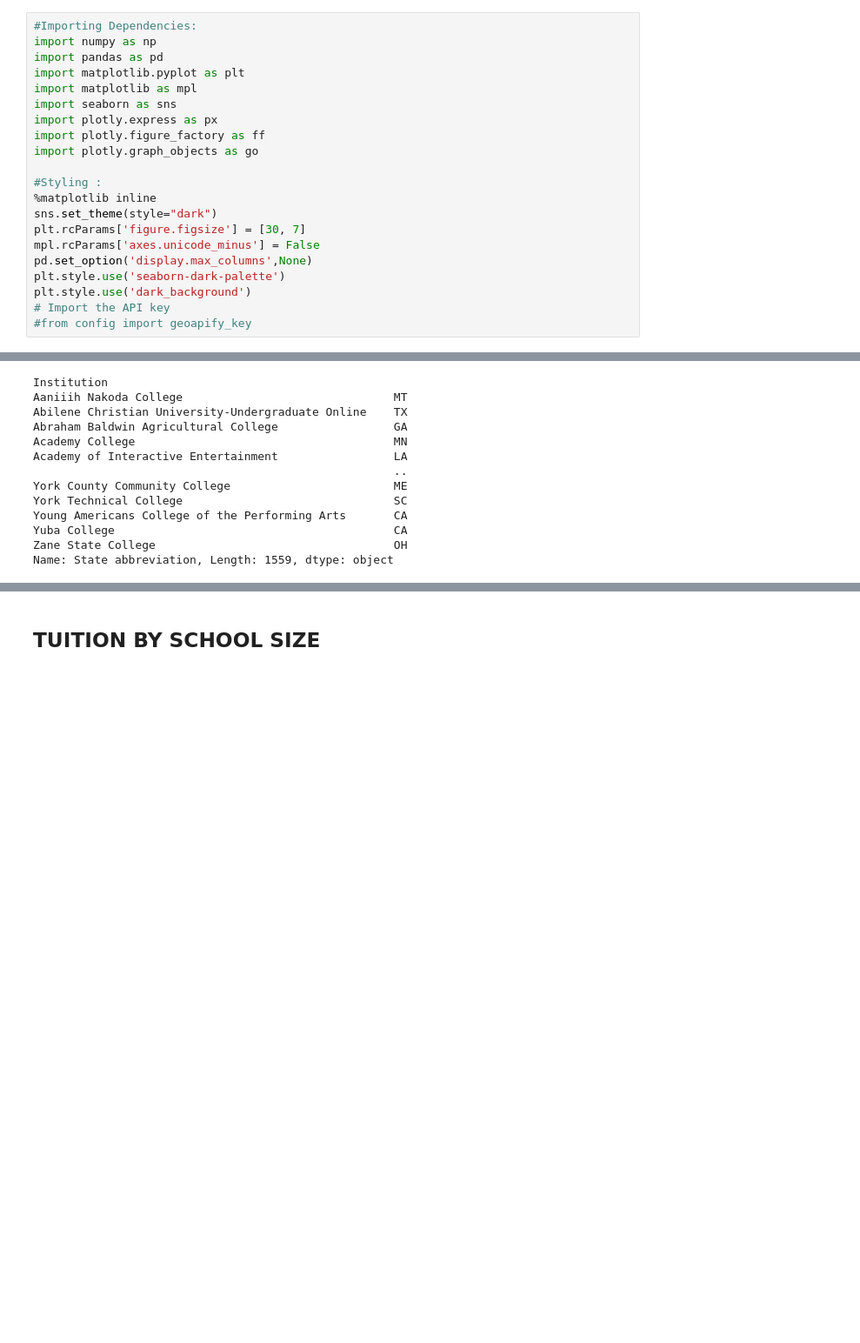
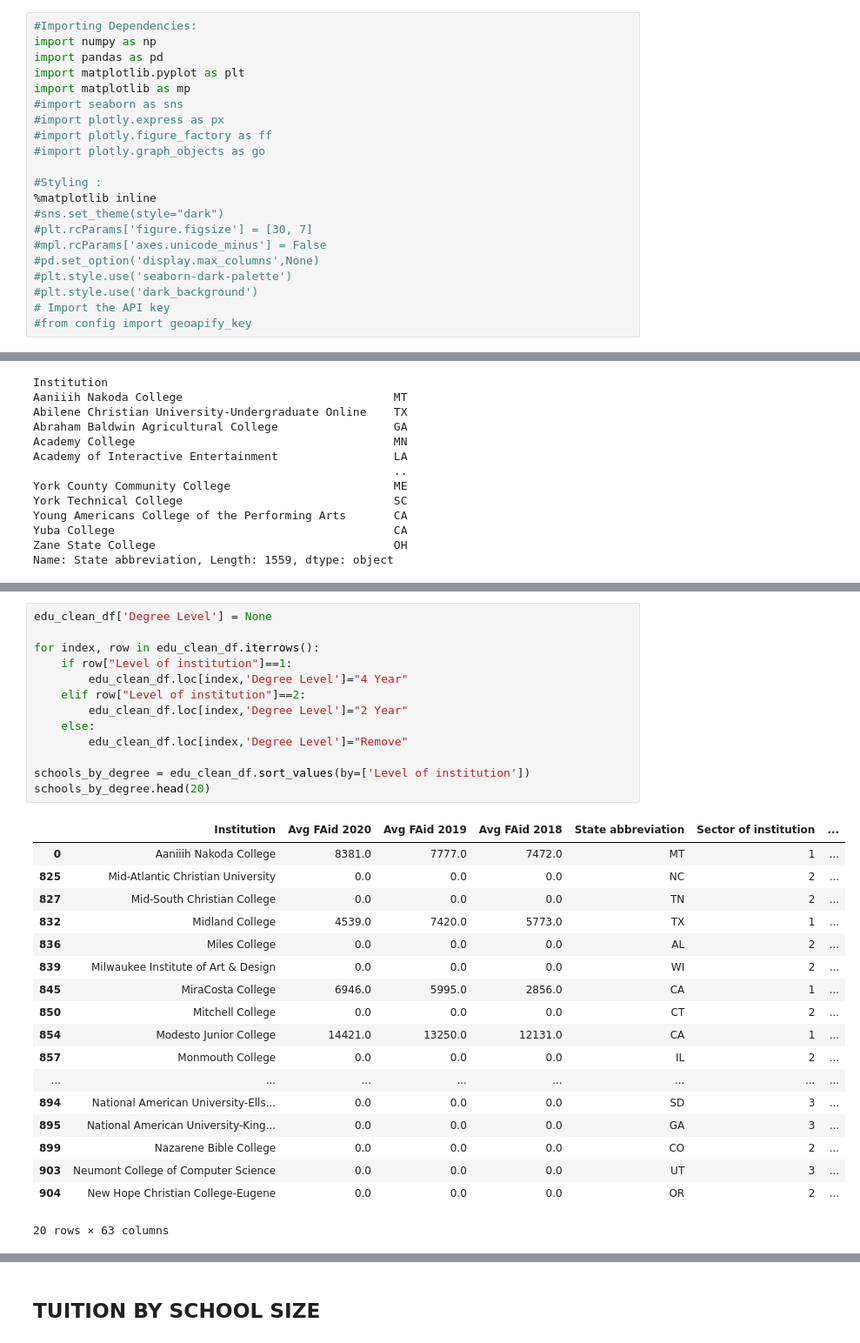
Before and after one commit to anthonybpino/Project-1-Undergrad-Student-Data, a Jupyter notebook: project1dlm.ipynb, the cells around one changed output, grey strips where cells are left out. Shown at 87% size. Saved outputs shown, nothing was run; the diff lists cells and outputs as text; blank space fills up the shorter version.

```diff
--- a/project1dlm.ipynb
+++ b/project1dlm.ipynb
@@ -20,20 +20,20 @@ Create code to answer each of the following questions.
 import numpy as np
 import pandas as pd
 import matplotlib.pyplot as plt
-import matplotlib as mpl
-import seaborn as sns
-import plotly.express as px
-import plotly.figure_factory as ff
-import plotly.graph_objects as go
+import matplotlib as mp
+#import seaborn as sns
+#import plotly.express as px
+#import plotly.figure_factory as ff
+#import plotly.graph_objects as go
 
 #Styling :
 %matplotlib inline
-sns.set_theme(style="dark")
-plt.rcParams['figure.figsize'] = [30, 7]
-mpl.rcParams['axes.unicode_minus'] = False
-pd.set_option('display.max_columns',None)
-plt.style.use('seaborn-dark-palette')
-plt.style.use('dark_background')
+#sns.set_theme(style="dark")
+#plt.rcParams['figure.figsize'] = [30, 7]
+#mpl.rcParams['axes.unicode_minus'] = False
+#pd.set_option('display.max_columns',None)
+#plt.style.use('seaborn-dark-palette')
+#plt.style.use('dark_background')
 # Import the API key
 #from config import geoapify_key
 # %%
@@ -229,0 +232,32 @@ Length: 63, dtype: object
+# %%
+edu_clean_df['Degree Level'] = None
+
+for index, row in edu_clean_df.iterrows():
+    if row["Level of institution"]==1:
+        edu_clean_df.loc[index,'Degree Level']="4 Year"
+    elif row["Level of institution"]==2:
+        edu_clean_df.loc[index,'Degree Level']="2 Year"
+    else:
+        edu_clean_df.loc[index,'Degree Level']="Remove"
+
+schools_by_degree = edu_clean_df.sort_values(by=['Level of institution'])
+schools_by_degree.head(20)
+# %% [output]
+|  | Institution | Avg FAid 2020 | Avg FAid 2019 | Avg FAid 2018 | State abbreviation | Sector of institution | ... |
+| 0 | Aaniiih Nakoda College | 8381.0 | 7777.0 | 7472.0 | MT | 1 | ... |
+| 825 | Mid-Atlantic Christian University | 0.0 | 0.0 | 0.0 | NC | 2 | ... |
+| 827 | Mid-South Christian College | 0.0 | 0.0 | 0.0 | TN | 2 | ... |
+| 832 | Midland College | 4539.0 | 7420.0 | 5773.0 | TX | 1 | ... |
+| 836 | Miles College | 0.0 | 0.0 | 0.0 | AL | 2 | ... |
+| 839 | Milwaukee Institute of Art & Design | 0.0 | 0.0 | 0.0 | WI | 2 | ... |
+| 845 | MiraCosta College | 6946.0 | 5995.0 | 2856.0 | CA | 1 | ... |
+| 850 | Mitchell College | 0.0 | 0.0 | 0.0 | CT | 2 | ... |
+| 854 | Modesto Junior College | 14421.0 | 13250.0 | 12131.0 | CA | 1 | ... |
+| 857 | Monmouth College | 0.0 | 0.0 | 0.0 | IL | 2 | ... |
+| ... | ... | ... | ... | ... | ... | ... | ... |
+| 894 | National American University-Ells... | 0.0 | 0.0 | 0.0 | SD | 3 | ... |
+| 895 | National American University-King... | 0.0 | 0.0 | 0.0 | GA | 3 | ... |
+| 899 | Nazarene Bible College | 0.0 | 0.0 | 0.0 | CO | 2 | ... |
+| 903 | Neumont College of Computer Science | 0.0 | 0.0 | 0.0 | UT | 3 | ... |
+| 904 | New Hope Christian College-Eugene | 0.0 | 0.0 | 0.0 | OR | 2 | ... |
+20 rows × 63 columns
```
Also changed, not shown: parts of 20 cells of this notebook.
